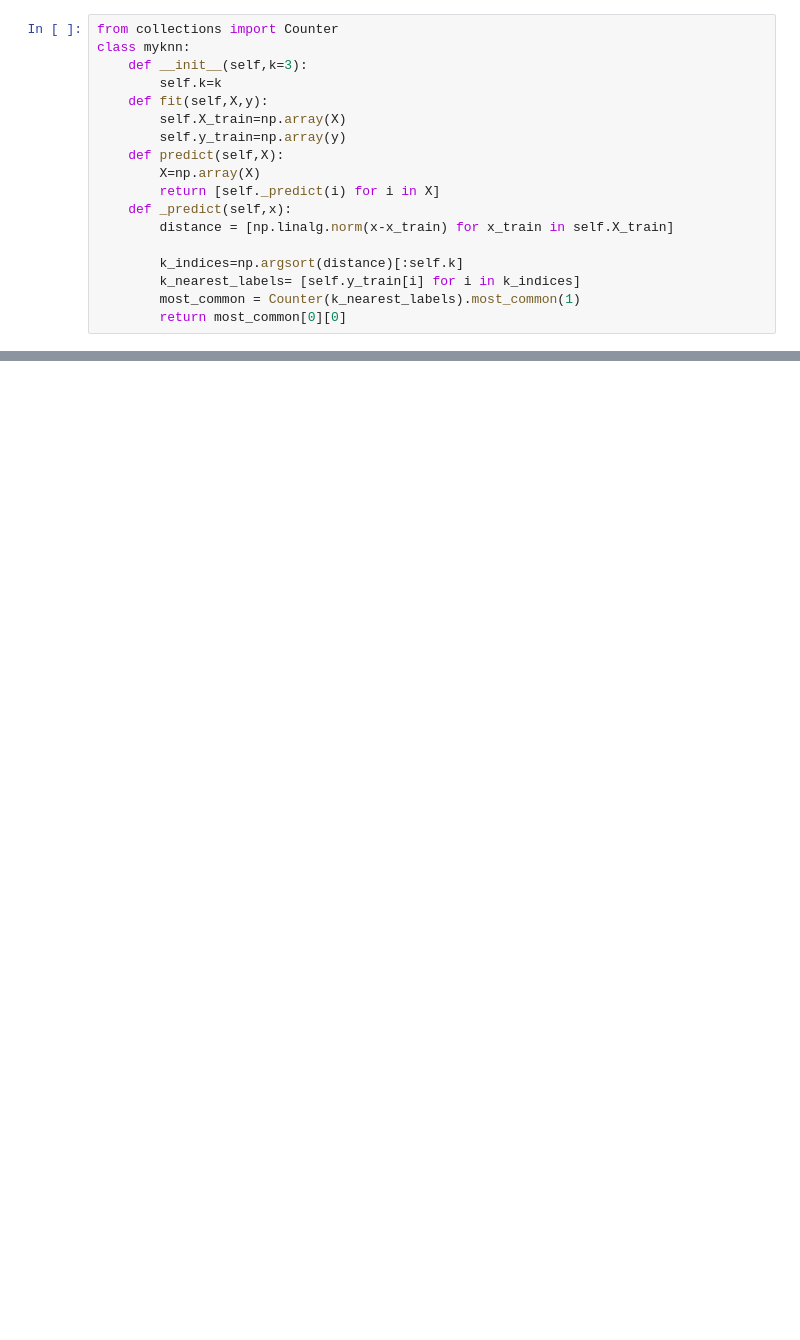
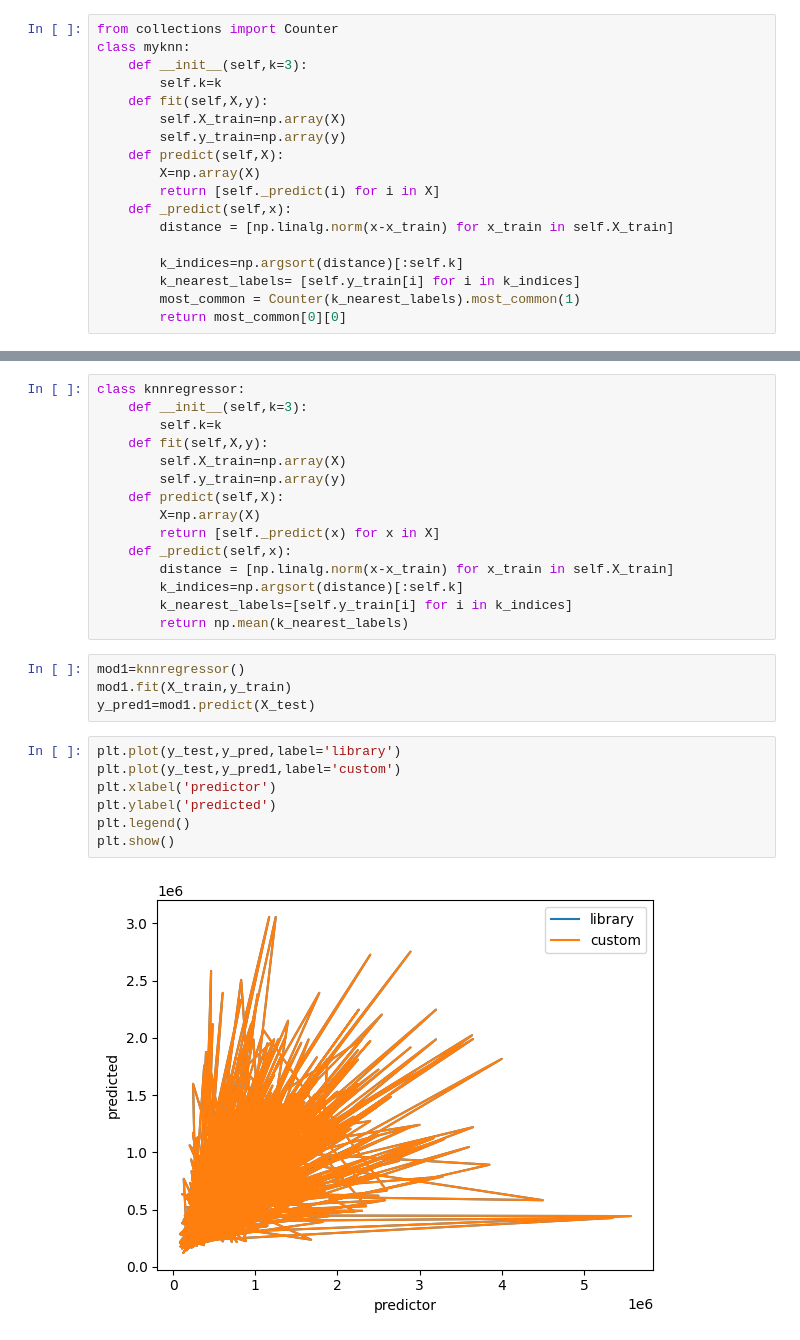
Before and after one commit to shebin09/aiml, a Jupyter notebook: algorithms/knn.ipynb, the cells around one changed output, grey strips where cells are left out. Saved outputs shown, nothing was run; the diff lists cells and outputs as text; blank space fills up the shorter version.

```diff
--- a/algorithms/knn.ipynb
+++ b/algorithms/knn.ipynb
@@ -96,0 +174,28 @@ plt.show()
+# %%
+class knnregressor:
+    def __init__(self,k=3):
+        self.k=k
+    def fit(self,X,y):
+        self.X_train=np.array(X)
+        self.y_train=np.array(y)
+    def predict(self,X):
+        X=np.array(X)
+        return [self._predict(x) for x in X]
+    def _predict(self,x):
+        distance = [np.linalg.norm(x-x_train) for x_train in self.X_train]
+        k_indices=np.argsort(distance)[:self.k]
+        k_nearest_labels=[self.y_train[i] for i in k_indices]
+        return np.mean(k_nearest_labels)
+# %%
+mod1=knnregressor()
+mod1.fit(X_train,y_train)
+y_pred1=mod1.predict(X_test)
+# %%
+plt.plot(y_test,y_pred,label='library')
+plt.plot(y_test,y_pred1,label='custom')
+plt.xlabel('predictor')
+plt.ylabel('predicted')
+plt.legend()
+plt.show()
+# %% [output]
+[figure, added]
```
Also changed, not shown: parts of 19 cells of this notebook, 4 other files.
